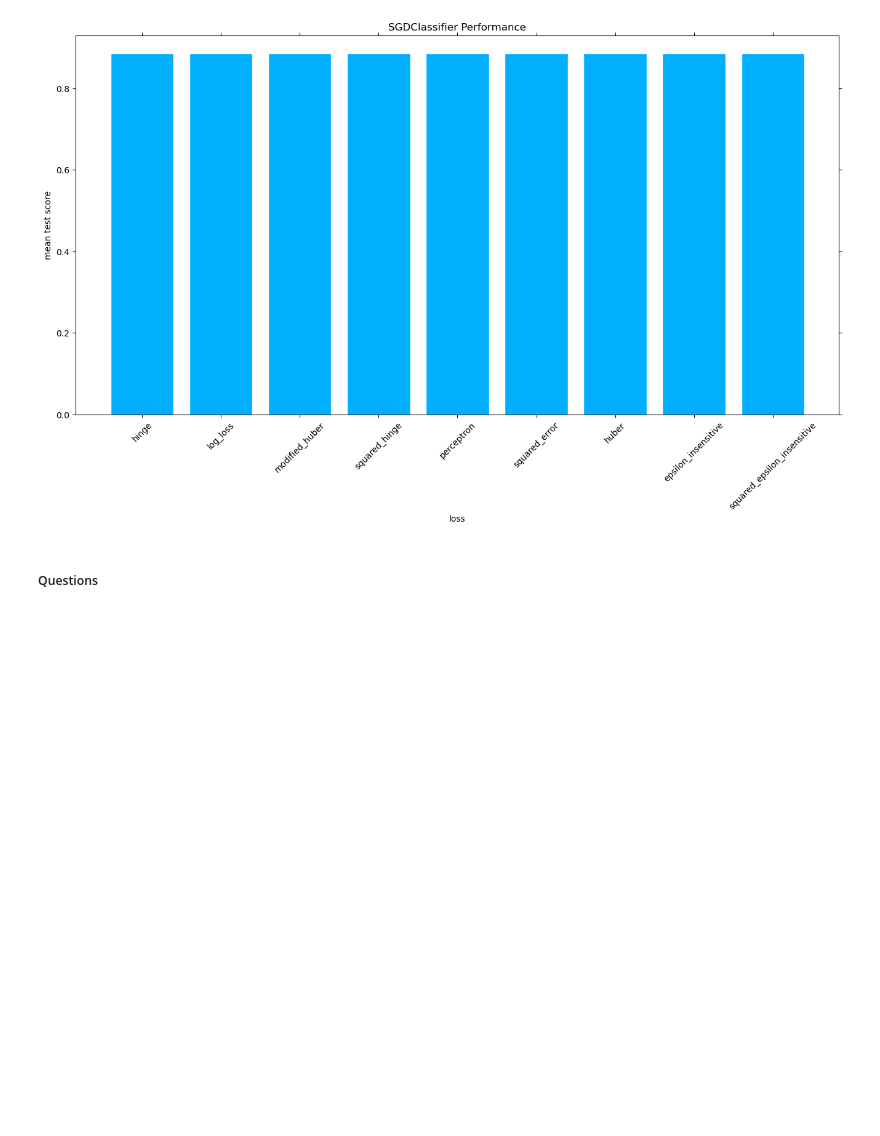
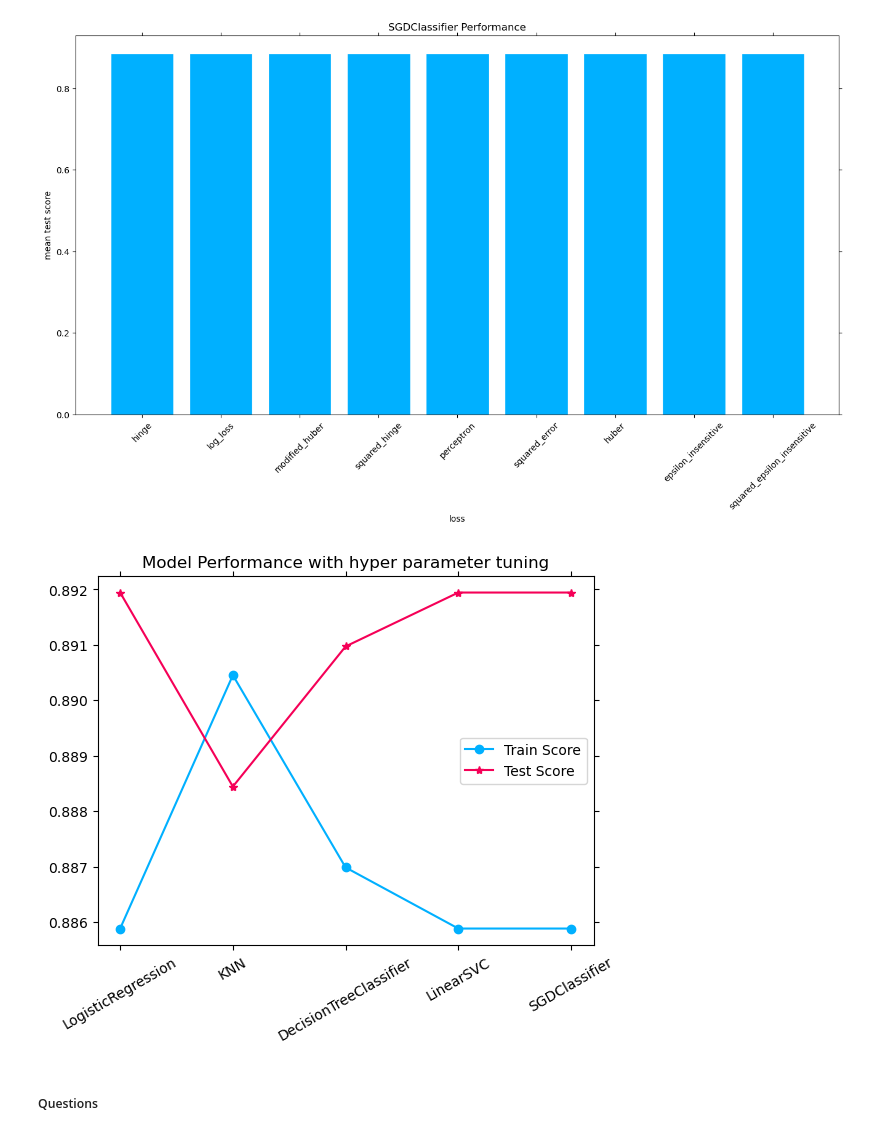
Before and after one commit to trguduru/bank_marketing_prediction, a Jupyter notebook: prompt_III.ipynb, the cells around one changed output. Saved outputs shown, nothing was run; the diff lists cells and outputs as text; code cells hidden in the pictures; blank space fills up the shorter version.

```diff
--- a/prompt_III.ipynb
+++ b/prompt_III.ipynb
@@ -808,2 +830,11 @@ plt.show()
+# %%
+plt.title('Model Performance with hyper parameter tuning')
+plt.plot(['LogisticRegression','KNN','DecisionTreeClassifier','LinearSVC','SGDClassifier'],[lg_reg_train_score,knn_gs_train_score,tree_gs_train_score,lsvc_gs_train_score,sgd_gs_train_score],label='Train Score',marker='o')
+plt.plot(['LogisticRegression','KNN','DecisionTreeClassifier','LinearSVC','SGDClassifier'],[log_reg_test_score,knn_gs_test_scaore,tree_gs_test_score,lsvc_gs_test_score,sgd_gs_test_score],label='Test Score',marker='*')
+plt.xticks(rotation=30)
+plt.legend()
+plt.show()
+# %% [output]
+[figure, added]
 # %% [markdown]
 ##### Questions
```
Also changed, not shown: parts of 37 cells of this notebook, 1 other file.
